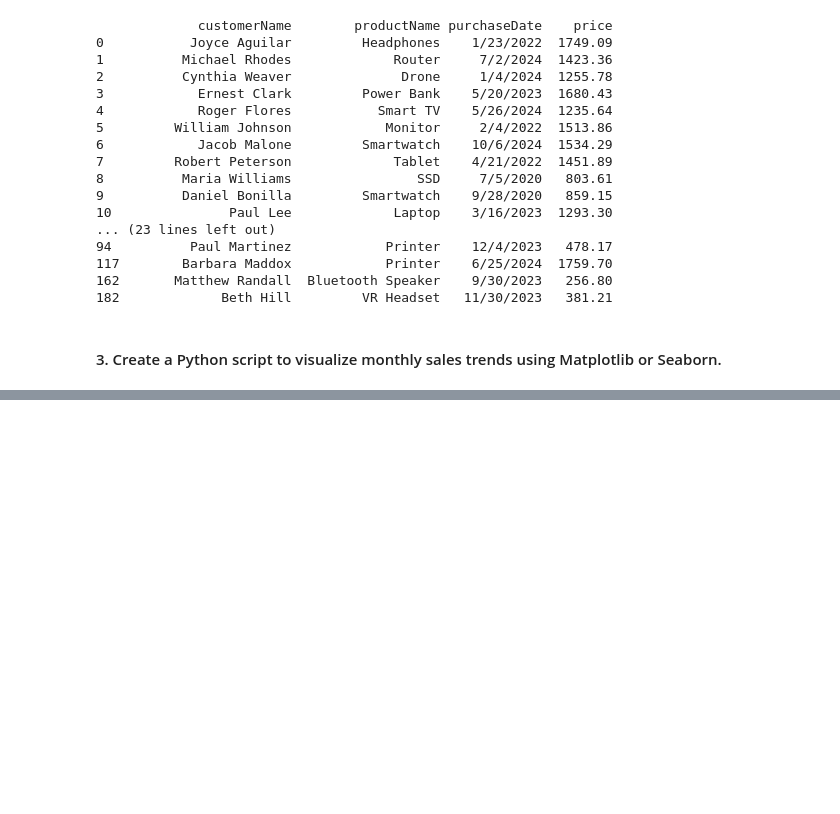
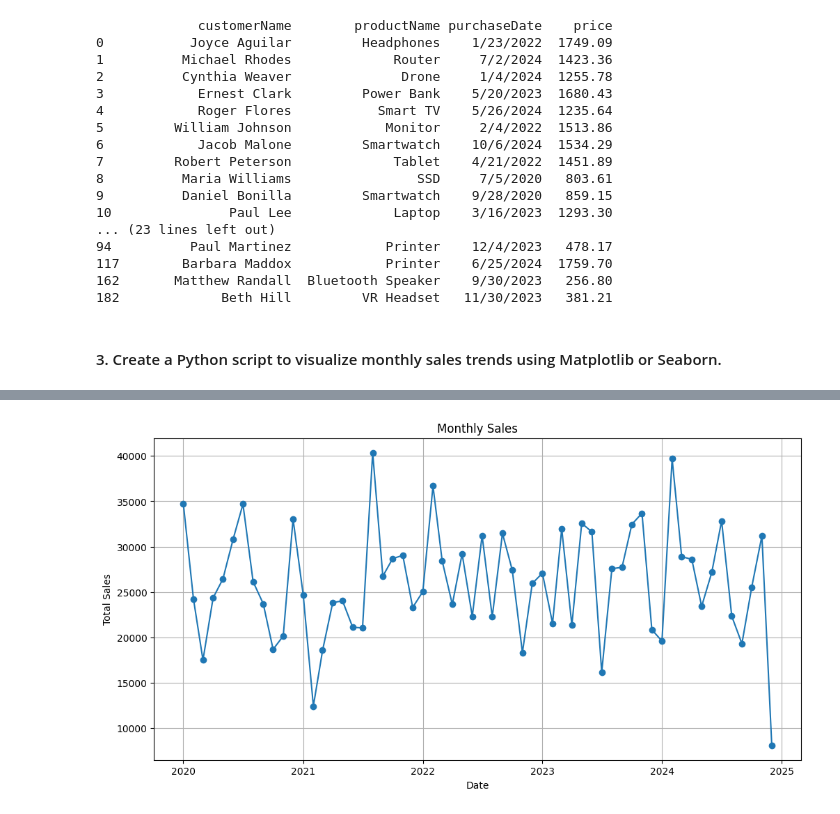
Before and after one commit to AkshyaKC/BI-Data-Analyst-Interview-Q-A, a Jupyter notebook: KPMG Data Analyst/Python_Questions.ipynb, the cells around one changed output, grey strips where cells are left out. Drawn from its saved outputs; the diff is of its cells as text; code cells hidden in the pictures; blank space fills up the shorter version.

```diff
--- a/KPMG Data Analyst/Python_Questions.ipynb
+++ b/KPMG Data Analyst/Python_Questions.ipynb
@@ -95,3 +96,16 @@ print(unique_values)
 182             Beth Hill         VR Headset   11/30/2023   381.21
 # %% [markdown]
 #### 3. Create a Python script to visualize monthly sales trends using Matplotlib or Seaborn.
+# %%
+pandas_df['purchaseDate']=pd.to_datetime(pandas_df['purchaseDate'])
+
+# Extract the Year and Month for grouping
+pandas_df['YearMonth']=pandas_df['purchaseDate'].dt.to_period('M')
+
+# Group by year and month , and calculate the total sales
+monthly_sales=pandas_df.groupby('YearMonth')['price'].sum().reset_index()
+
+# Convert YearMonth back to datetime for plotting
+monthly_sales['YearMonth']=monthly_sales['YearMonth'].dt.to_timestamp()
+
+print(monthly_sales)
@@ -97,0 +130,11 @@ print(unique_values)
+# %%
+# Plot the monthly sales
+plt.figure(figsize=(12,6))
+plt.plot(monthly_sales['YearMonth'], monthly_sales['price'], marker='o')
+plt.title("Monthly Sales")
+plt.xlabel("Date")
+plt.ylabel("Total Sales")
+plt.grid(True)
+plt.show()
+# %% [output]
+[figure, added]
```
Also changed, not shown: parts of 2 cells of this notebook.
